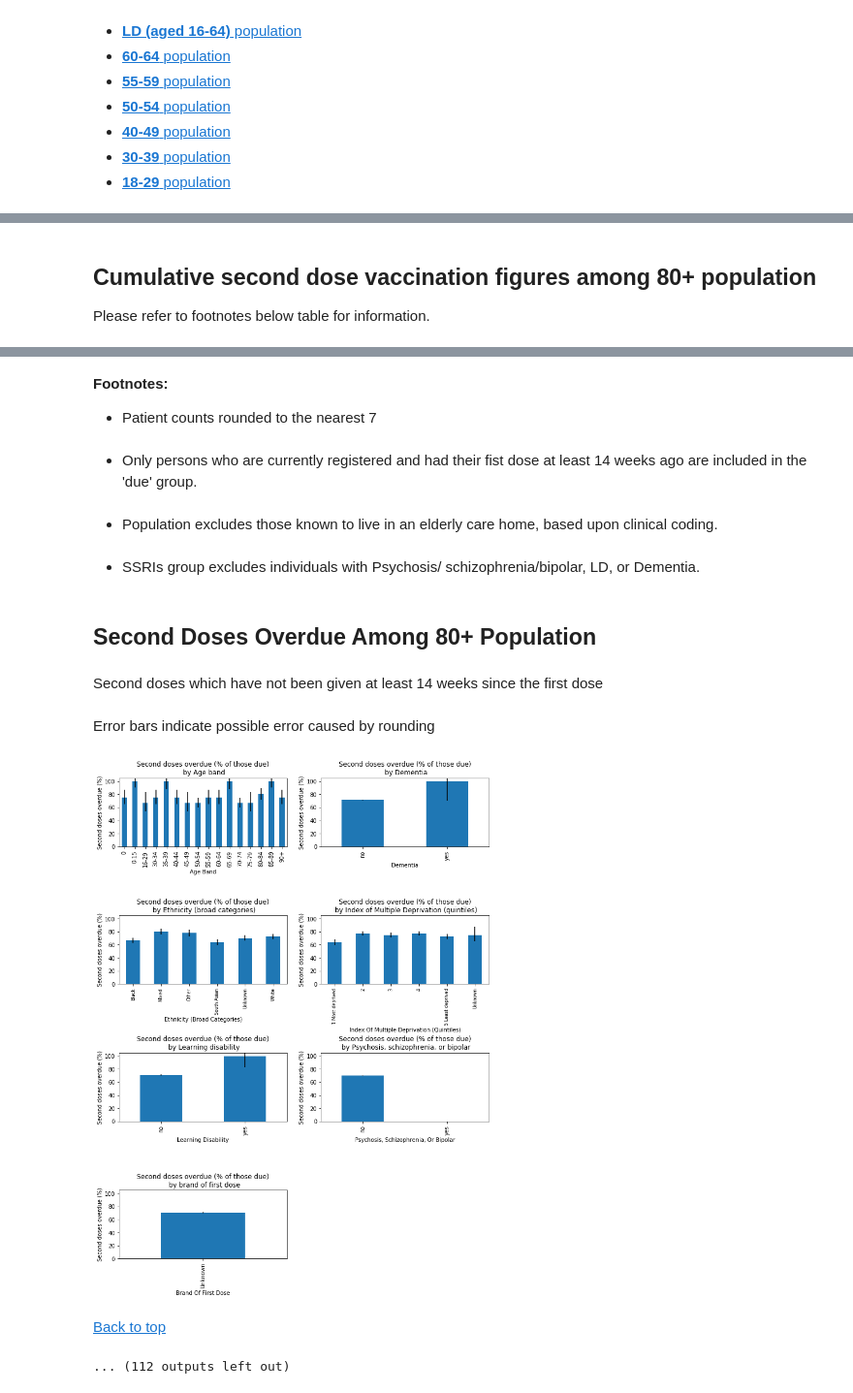
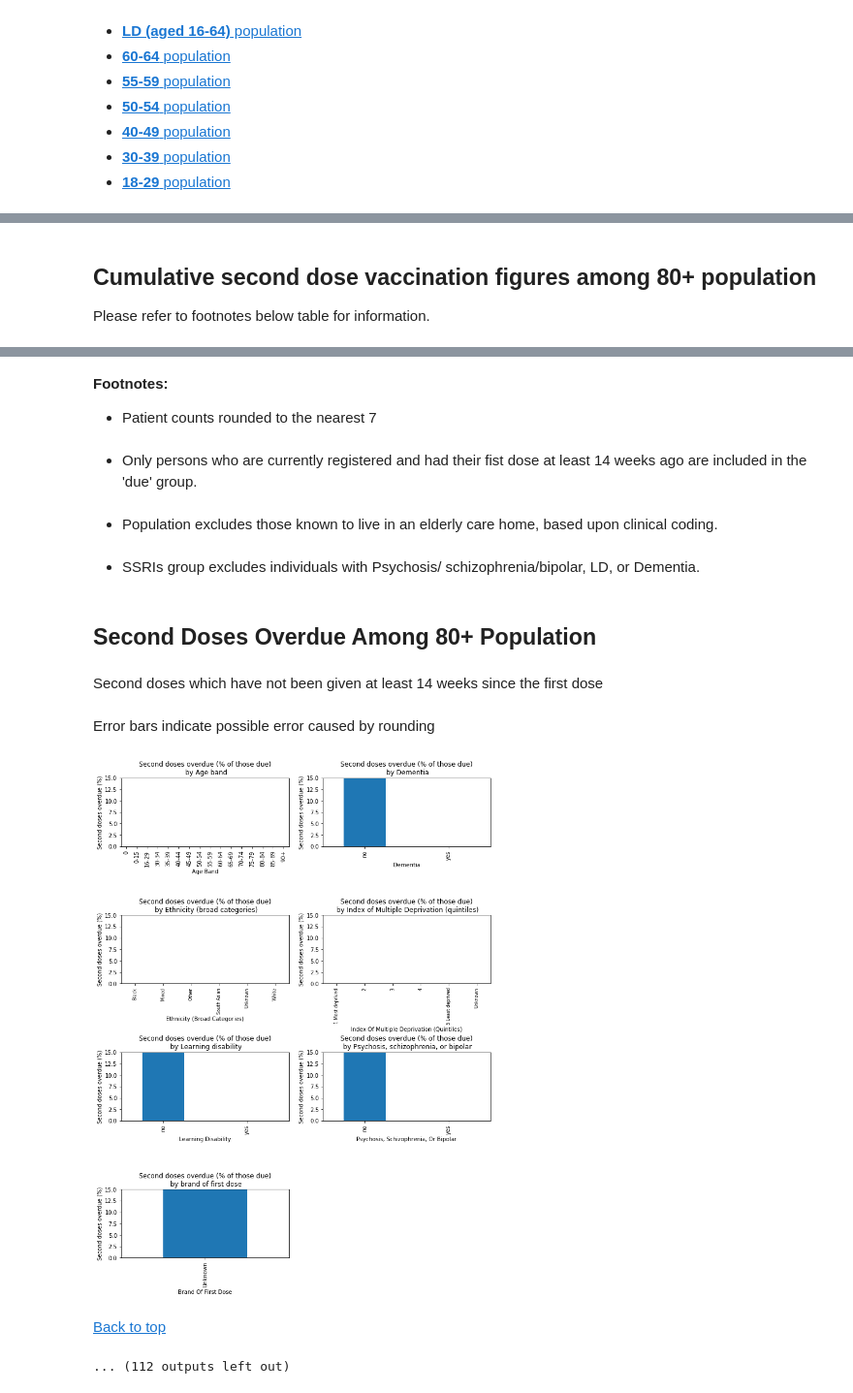
Before and after one commit to opensafely/nhs-covid-vaccination-coverage, a Jupyter notebook: notebooks/second_doses.ipynb, the cells around one changed output, grey strips where cells are left out. Shown at 97% size. Drawn from its saved outputs; the diff is of its cells as text; code cells hidden in the pictures.

```diff
--- a/notebooks/second_doses.ipynb
+++ b/notebooks/second_doses.ipynb
@@ -112,10 +112,11 @@ for f, f2 in zip(tablelist, tablelist_2nd):
     df["Second doses given (% of due)"] = 100*(df[f"Second doses given (n)"]/\
                                                  df[f"Second Doses due at {latest_date_fmt.replace(' 2021','')} (n)"]).round(3)
 
-
+    df["Second doses overdue (n)"] = df[f"Second Doses due at {latest_date_fmt.replace(' 2021','')} (n)"] -\
+                                      df[f"Second doses given (n)"]
 
     # column order
-    df = df[[f"Second Doses due at {latest_date_fmt.replace(' 2021','')} (n)",
+    df = df[[f"Second Doses due at {latest_date_fmt.replace(' 2021','')} (n)", "Second doses overdue (n)",
              "Second doses given (n)", "Second doses given (% of due)", "Total population"]]
 
     export_path = os.path.join("..", "output", "second_doses")
@@ -126,7 +127,7 @@ for f, f2 in zip(tablelist, tablelist_2nd):
     # add comma separators to numbers before displaying table
     df_to_show = df.copy()
     for c in [f"Second Doses due at {latest_date_fmt.replace(' 2021','')} (n)",
-             "Second doses given (n)", "Total population"]:
+              "Second doses overdue (n)", "Second doses given (n)", "Total population"]:
         df_to_show[c] = df_to_show[c].apply('{:,}'.format)
     show_table(df_to_show, title, latest_date_fmt, show_carehomes=True)
 
@@ -144,14 +145,19 @@ for f, f2 in zip(tablelist, tablelist_2nd):
                    "Learning disability", "Psychosis, schizophrenia, or bipolar",
                     "brand of first dose"]
     cats = [c for c in df.index.levels[0] if c in cats_to_include]
-
-    # find ymax
-    ymax = df[["Second doses overdue (% of due)"]].loc[cats].max()[0]
+    df = df.loc[cats]
 
     # find errors based on rounding
     # both num and denom are rounded to nearest 7 so both may be out by <=3
     df["pos_error"] = 100*3/(df[f"Second Doses due at {latest_date_fmt.replace(' 2021','')} (n)"]-3)
     df["neg_error"] = 100*3/(df[f"Second Doses due at {latest_date_fmt.replace(' 2021','')} (n)"]+3)
+
+    # do not show in charts values representing less than 100 people
+    df.loc[df[f"Second Doses due at {latest_date_fmt.replace(' 2021','')} (n)"]<100,
+             ["Second doses overdue (% of due)","neg_error","pos_error"]] = 0
+
+    # find ymax
+    ymax = df[["Second doses overdue (% of due)"]].max()[0]
 
     rows_of_charts = int(len(cats)/2 + (len(cats)%2)/2)
     fig, axs = plt.subplots(rows_of_charts, 2, figsize=(12, 4*rows_of_charts))
@@ -171,6 +177,8 @@ for f, f2 in zip(tablelist, tablelist_2nd):
         if (cat == "brand of first dose") & (len(dfp.index)>1):
             dfp = dfp.loc[dfp.index!="Unknown"]
 
+
+
         # plot chart
         dfp[["Second doses overdue (% of due)"]].plot.bar(title=chart_title, ax=axes[n], legend=False)
         # add errorbars
@@ -180,7 +188,7 @@ for f, f2 in zip(tablelist, tablelist_2nd):
                          ecolor='k')
         axes[n].set_axis_on()
 
-        axes[n].set_ylim([0, min(125, ymax*1.05)])
+        axes[n].set_ylim([0, min(15, ymax*1.05)])
         axes[n].set_ylabel("Second doses overdue (%)")
         axes[n].set_xlabel(cat.title())
 
@@ -219,12 +227,12 @@ for f, f2 in zip(tablelist, tablelist_2nd):
 **Footnotes:**
 - Patient counts rounded to the nearest 7
 - Only persons who are currently registered and had their fist dose at least 14 weeks ago are included in the 'due' group.
 - Population excludes those known to live in an elderly care home, based upon clinical coding.
 - SSRIs group excludes individuals with Psychosis/ schizophrenia/bipolar, LD, or Dementia.
 ##
  ## Second Doses Overdue Among 80+ Population
 Second doses which have not been given at least 14 weeks since the first dose
 Error bars indicate possible error caused by rounding
-[figure, old version]
+[figure, new version]
 [Back to top](#Contents)
 ... (112 outputs left out)
```
Also changed, not shown: parts of 2 cells of this notebook, 1 other file.
